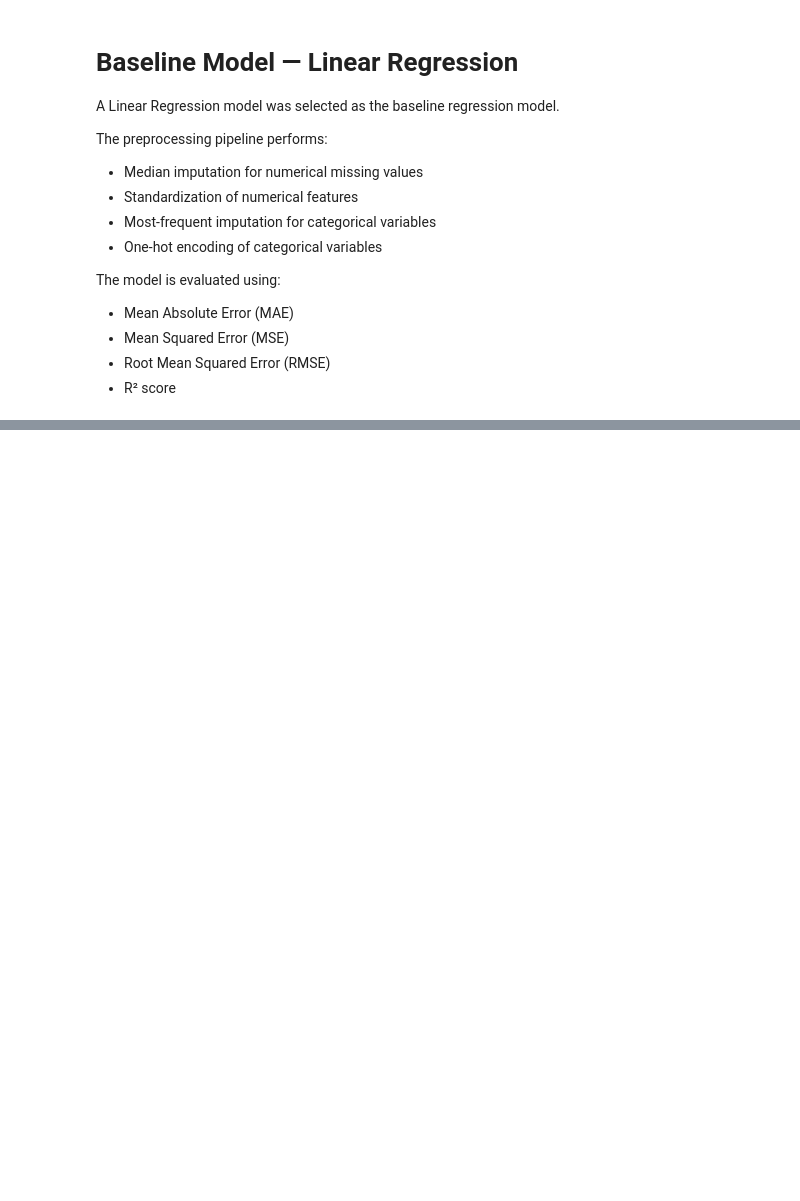
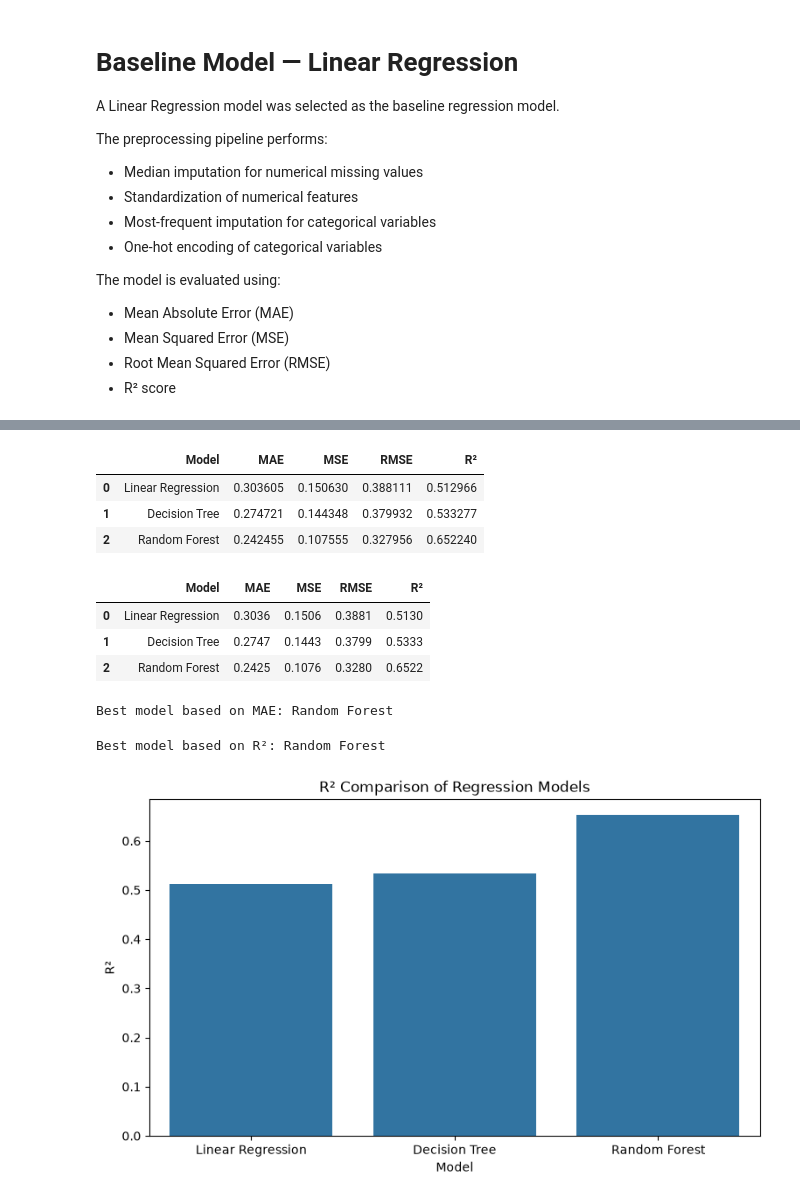
Before and after one commit to aniketsatav/cognifyz-machine-learning-internship, a Jupyter notebook: notebooks/02_Task1_Rating_Prediction.ipynb, the cells around one changed output, grey strips where cells are left out. Cells and saved outputs as stored; diff of their text form; code cells hidden in the pictures; blank space fills up the shorter version.

Commit message:
Train and compare rating prediction models

```diff
--- a/notebooks/02_Task1_Rating_Prediction.ipynb
+++ b/notebooks/02_Task1_Rating_Prediction.ipynb
@@ -407,0 +516,16 @@ The model is evaluated using:
+# %%
+random_forest_pred = random_forest_model.predict(X_test)
+# %%
+def evaluate_regression_model(name, y_true, y_pred):
+    mae = mean_absolute_error(y_true, y_pred)
+    mse = mean_squared_error(y_true, y_pred)
+    rmse = np.sqrt(mse)
+    r2 = r2_score(y_true, y_pred)
+
+    return {
+        "Model": name,
+        "MAE": mae,
+        "MSE": mse,
+        "RMSE": rmse,
+        "R²": r2
+    }
@@ -407,0 +558,18 @@ The model is evaluated using:
+# %%
+results_df = pd.DataFrame(results)
+
+results_df
+# %% [output]
+|  | Model | MAE | MSE | RMSE | R² |
+| 0 | Linear Regression | 0.303605 | 0.150630 | 0.388111 | 0.512966 |
+| 1 | Decision Tree | 0.274721 | 0.144348 | 0.379932 | 0.533277 |
+| 2 | Random Forest | 0.242455 | 0.107555 | 0.327956 | 0.652240 |
+# %%
+results_df = results_df.round(4)
+
+results_df
+# %% [output]
+|  | Model | MAE | MSE | RMSE | R² |
+| 0 | Linear Regression | 0.3036 | 0.1506 | 0.3881 | 0.5130 |
+| 1 | Decision Tree | 0.2747 | 0.1443 | 0.3799 | 0.5333 |
+| 2 | Random Forest | 0.2425 | 0.1076 | 0.3280 | 0.6522 |
@@ -407,0 +581,41 @@ The model is evaluated using:
+# %%
+best_mae_model = results_df.loc[
+    results_df["MAE"].idxmin(),
+    "Model"
+]
+
+print("Best model based on MAE:", best_mae_model)
+# %% [output]
+Best model based on MAE: Random Forest
+# %%
+best_r2_model = results_df.loc[
+    results_df["R²"].idxmax(),
+    "Model"
+]
+
+print("Best model based on R²:", best_r2_model)
+# %% [output]
+Best model based on R²: Random Forest
+# %%
+plt.figure(figsize=(9, 5))
+
+sns.barplot(
+    data=results_df,
+    x="Model",
+    y="R²"
+)
+
+plt.title("R² Comparison of Regression Models")
+plt.xlabel("Model")
+plt.ylabel("R²")
+
+plt.savefig(
+    "../outputs/figures/task1_model_r2_comparison.png",
+    bbox_inches="tight",
+    dpi=300
+)
+
+plt.show()
+plt.close()
+# %% [output]
+[figure, added]
```
Also changed, not shown: parts of 27 cells of this notebook, 6 other files.
